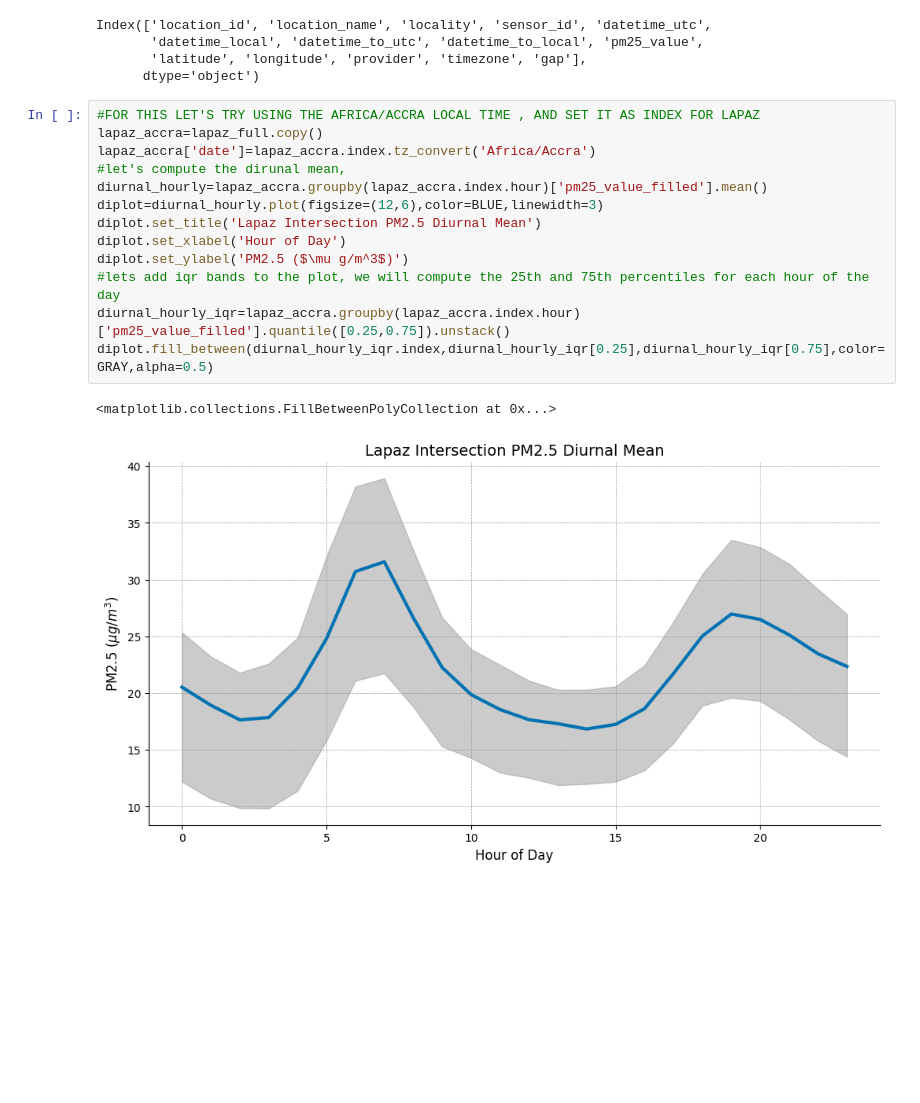
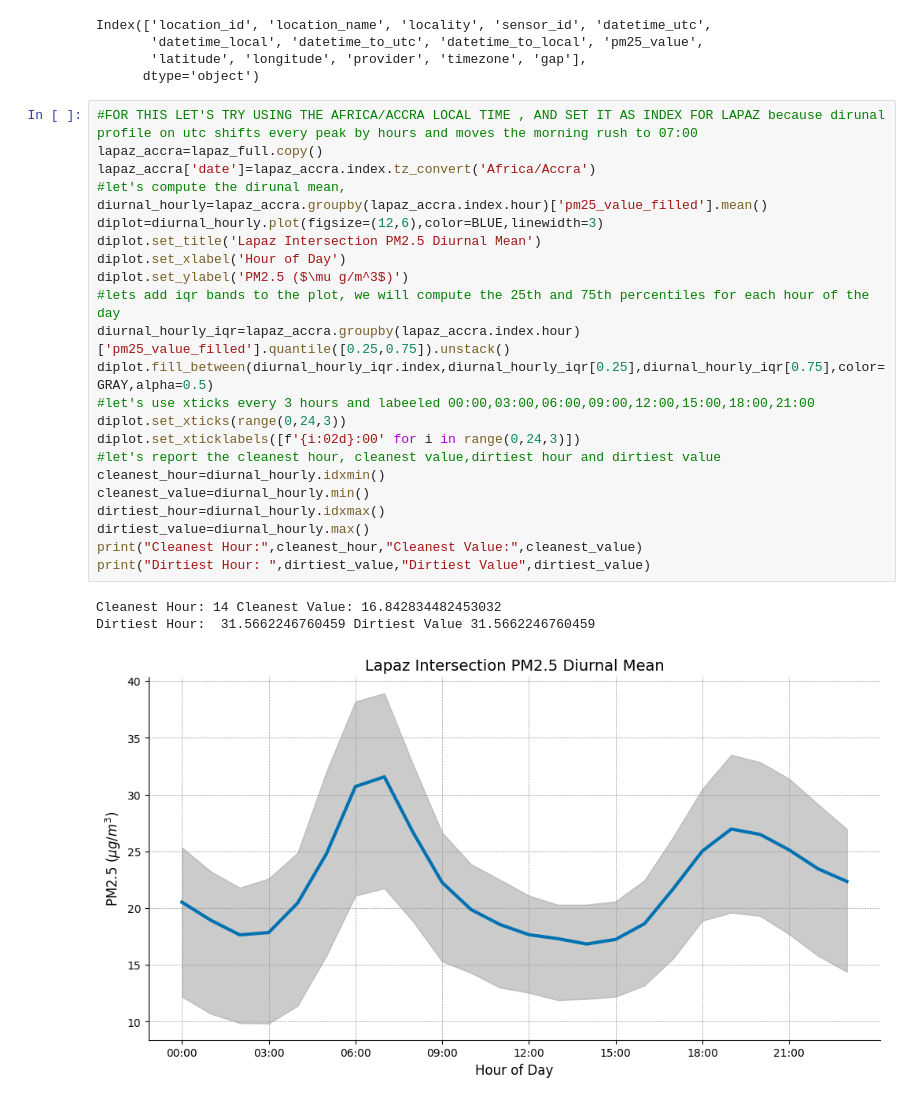
Before and after one commit to raidenkhan/Accra_sensor_data_science_project, a Jupyter notebook: Sensor_analysis.ipynb, the cells around one changed output. Cells and saved outputs as stored; diff of their text form; blank space fills up the shorter version.

```diff
--- a/Sensor_analysis.ipynb
+++ b/Sensor_analysis.ipynb
@@ -203,18 +203,29 @@ Index(['location_id', 'location_name', 'locality', 'sensor_id', 'datetime_utc',
        'latitude', 'longitude', 'provider', 'timezone', 'gap'],
       dtype='object')
 # %%
-#FOR THIS LET'S TRY USING THE AFRICA/ACCRA LOCAL TIME , AND SET IT AS INDEX FOR LAPAZ
+#FOR THIS LET'S TRY USING THE AFRICA/ACCRA LOCAL TIME , AND SET IT AS INDEX FOR LAPAZ because dirunal profile on utc shifts every peak by hours and moves the morning rush to 07:00
 lapaz_accra=lapaz_full.copy()
 lapaz_accra['date']=lapaz_accra.index.tz_convert('Africa/Accra')
 #let's compute the dirunal mean,
 diurnal_hourly=lapaz_accra.groupby(lapaz_accra.index.hour)['pm25_value_filled'].mean()
 diplot=diurnal_hourly.plot(figsize=(12,6),color=BLUE,linewidth=3)
 diplot.set_title('Lapaz Intersection PM2.5 Diurnal Mean')
 diplot.set_xlabel('Hour of Day')
 diplot.set_ylabel('PM2.5 ($\mu g/m^3$)')
 #lets add iqr bands to the plot, we will compute the 25th and 75th percentiles for each hour of the day
 diurnal_hourly_iqr=lapaz_accra.groupby(lapaz_accra.index.hour)['pm25_value_filled'].quantile([0.25,0.75]).unstack()
 diplot.fill_between(diurnal_hourly_iqr.index,diurnal_hourly_iqr[0.25],diurnal_hourly_iqr[0.75],color=GRAY,alpha=0.5)
+#let's use xticks every 3 hours and labeeled 00:00,03:00,06:00,09:00,12:00,15:00,18:00,21:00
+diplot.set_xticks(range(0,24,3))
+diplot.set_xticklabels([f'{i:02d}:00' for i in range(0,24,3)])
+#let's report the cleanest hour, cleanest value,dirtiest hour and dirtiest value
+cleanest_hour=diurnal_hourly.idxmin()
+cleanest_value=diurnal_hourly.min()
+dirtiest_hour=diurnal_hourly.idxmax()
+dirtiest_value=diurnal_hourly.max()
+print("Cleanest Hour:",cleanest_hour,"Cleanest Value:",cleanest_value)
+print("Dirtiest Hour: ",dirtiest_value,"Dirtiest Value",dirtiest_value)
 # %% [output]
-<matplotlib.collections.FillBetweenPolyCollection at 0x...>
+Cleanest Hour: 14 Cleanest Value: 16.842834482453032
+Dirtiest Hour:  31.5662246760459 Dirtiest Value 31.5662246760459
-[figure, old version]
+[figure, new version]
```
Also changed, not shown: parts of 6 cells of this notebook.
